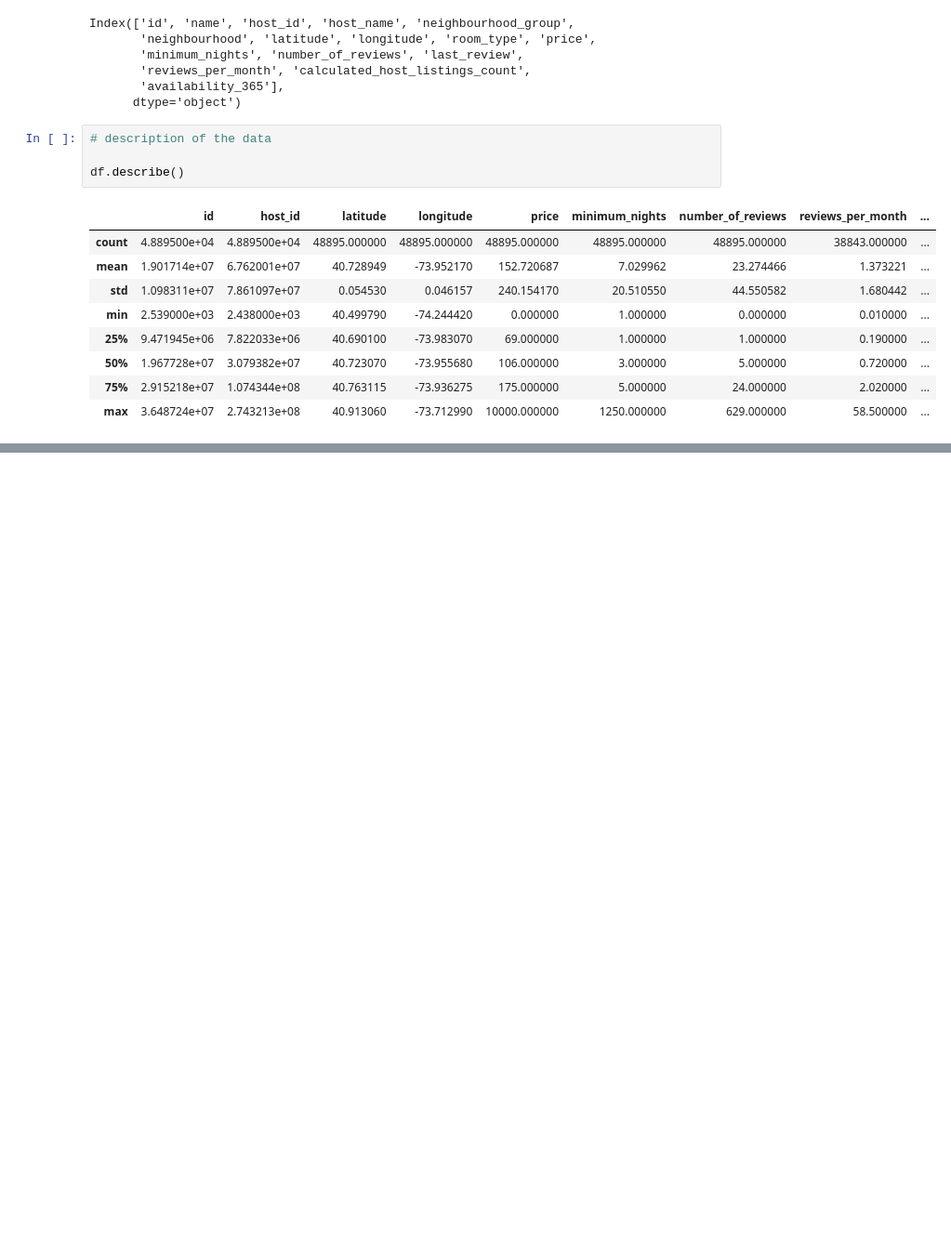
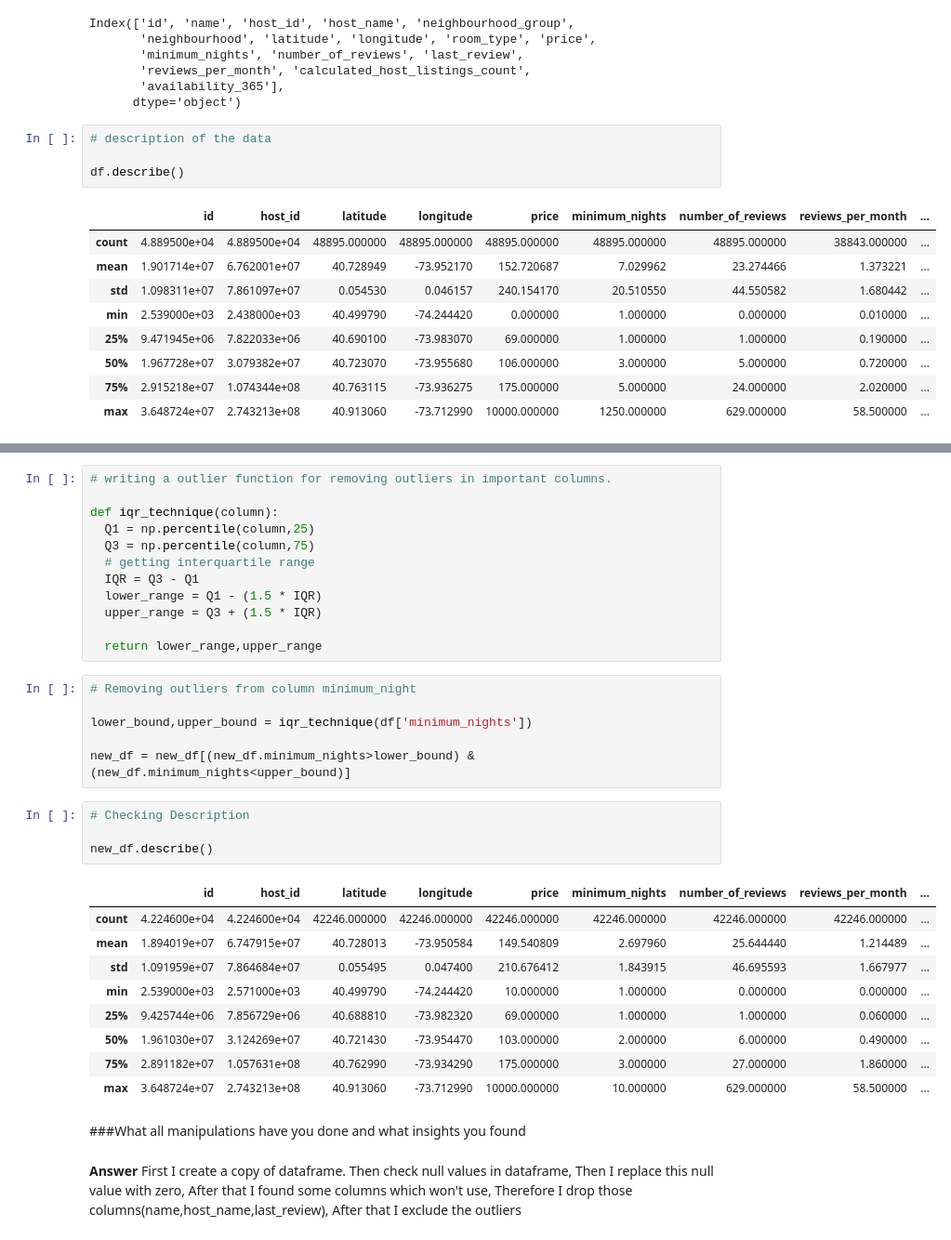
Before and after one commit to David-Kumawat/Capstone_Project-AirBnb_Bookings_Analysis, a Jupyter notebook: Capstone_EDA_Project_AirBnb_Bookings_Analysis.ipynb, the cells around one changed output, grey strips where cells are left out. Shown at 93% size. Cells and saved outputs as stored; diff of their text form; blank space fills up the shorter version.

```diff
--- a/Capstone_EDA_Project_AirBnb_Bookings_Analysis.ipynb
+++ b/Capstone_EDA_Project_AirBnb_Bookings_Analysis.ipynb
@@ -148,0 +293,36 @@ df.describe()
+# %%
+# writing a outlier function for removing outliers in important columns.
+
+def iqr_technique(column):
+  Q1 = np.percentile(column,25)
+  Q3 = np.percentile(column,75)
+  # getting interquartile range
+  IQR = Q3 - Q1
+  lower_range = Q1 - (1.5 * IQR)
+  upper_range = Q3 + (1.5 * IQR)
+
+  return lower_range,upper_range
+# %%
+# Removing outliers from column minimum_night
+
+lower_bound,upper_bound = iqr_technique(df['minimum_nights'])
+
+new_df = new_df[(new_df.minimum_nights>lower_bound) & (new_df.minimum_nights<upper_bound)]
+# %%
+# Checking Description
+
+new_df.describe()
+# %% [output]
+|  | id | host_id | latitude | longitude | price | minimum_nights | number_of_reviews | reviews_per_month | ... |
+| count | 4.224600e+04 | 4.224600e+04 | 42246.000000 | 42246.000000 | 42246.000000 | 42246.000000 | 42246.000000 | 42246.000000 | ... |
+| mean | 1.894019e+07 | 6.747915e+07 | 40.728013 | -73.950584 | 149.540809 | 2.697960 | 25.644440 | 1.214489 | ... |
+| std | 1.091959e+07 | 7.864684e+07 | 0.055495 | 0.047400 | 210.676412 | 1.843915 | 46.695593 | 1.667977 | ... |
+| min | 2.539000e+03 | 2.571000e+03 | 40.499790 | -74.244420 | 10.000000 | 1.000000 | 0.000000 | 0.000000 | ... |
+| 25% | 9.425744e+06 | 7.856729e+06 | 40.688810 | -73.982320 | 69.000000 | 1.000000 | 1.000000 | 0.060000 | ... |
+| 50% | 1.961030e+07 | 3.124269e+07 | 40.721430 | -73.954470 | 103.000000 | 2.000000 | 6.000000 | 0.490000 | ... |
+| 75% | 2.891182e+07 | 1.057631e+08 | 40.762990 | -73.934290 | 175.000000 | 3.000000 | 27.000000 | 1.860000 | ... |
+| max | 3.648724e+07 | 2.743213e+08 | 40.913060 | -73.712990 | 10000.000000 | 10.000000 | 629.000000 | 58.500000 | ... |
+# %% [markdown]
+###What all manipulations have you done and what insights you found
+# %% [markdown]
+**Answer** First I create a copy of dataframe. Then check null values in dataframe, Then I replace this null value with zero, After that I found some columns which won't use, Therefore I drop those columns(name,host_name,last_review), After that I exclude the outliers
```
Also changed, not shown: parts of 17 cells of this notebook.
